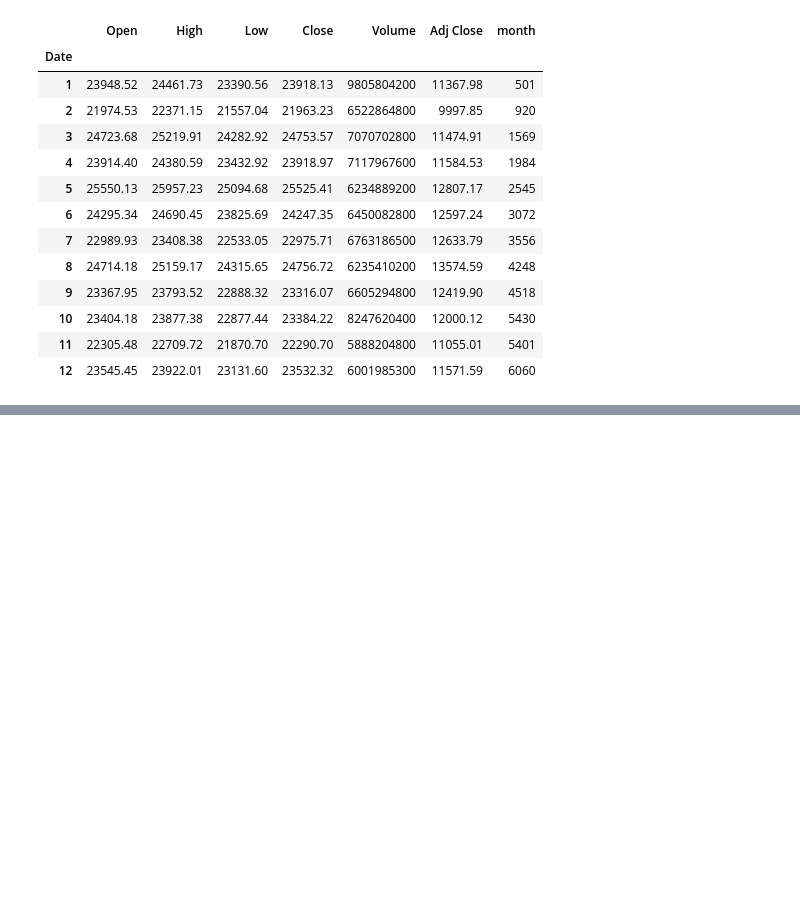
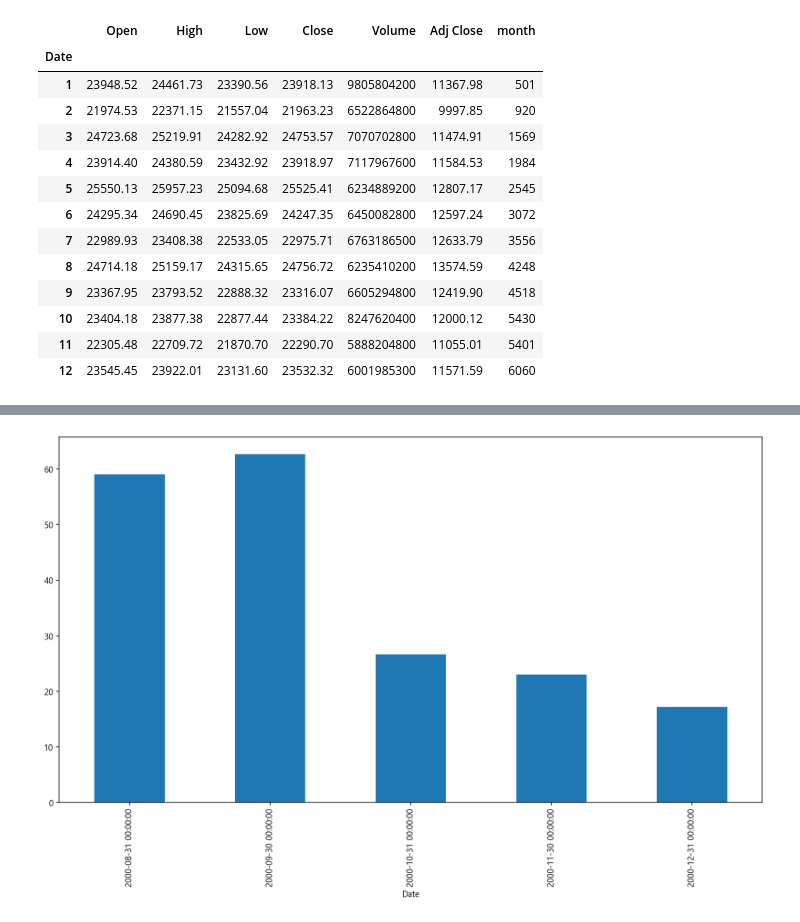
Before and after one commit to DongHwan-Park/KT_AIVLE_DX_CLASS, a Jupyter notebook: 시계열연습/시계열연습.ipynb, the cells around one changed output, grey strips where cells are left out. Cells and saved outputs as stored; diff of their text form; code cells hidden in the pictures; blank space fills up the shorter version.

```diff
--- a/시계열연습/시계열연습.ipynb
+++ b/시계열연습/시계열연습.ipynb
@@ -120,0 +142,6 @@ df.groupby(df.index.month).sum()
+# %%
+# 2000년 8월 이후 'Open' 열 데이터를 Monthly 리셈플링 후 맥스값 으로 plot 바차트로
+df['Open']['2000-8':'2000-12'].resample('M').max().plot(kind = 'bar', figsize = (15,8))
+plt.show()
+# %% [output]
+[figure, added]
```
Also changed, not shown: parts of 9 cells of this notebook, 34 other files.
